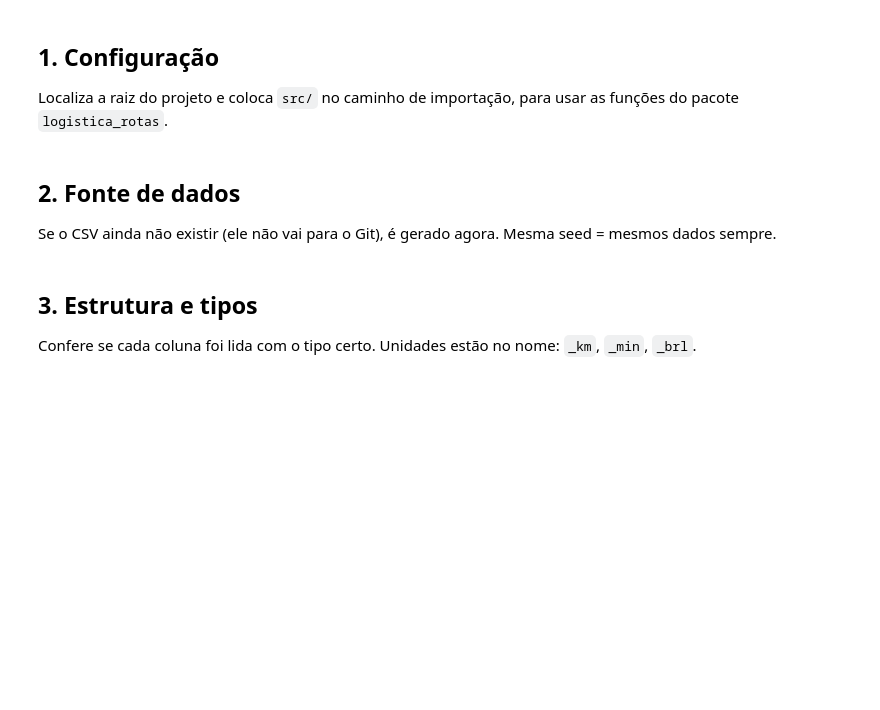
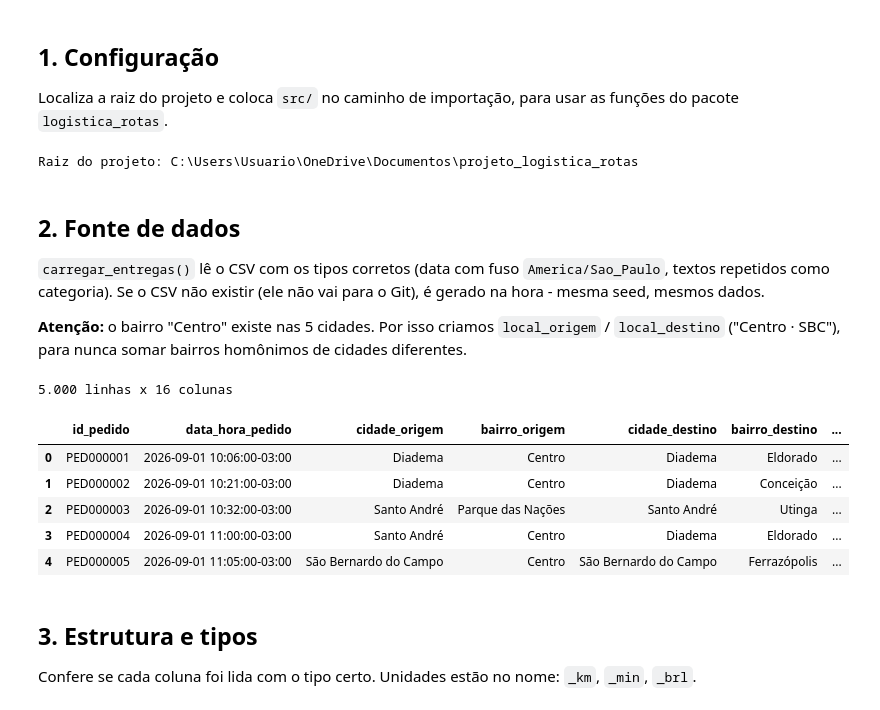
Before and after one commit to molinatr19-star/projeto_logistica_rotas, a Jupyter notebook: notebooks/01_analise_exploratoria_logistica.ipynb, the cells around one changed output. Saved outputs shown, nothing was run; the diff lists cells and outputs as text; code cells hidden in the pictures; blank space fills up the shorter version.

```diff
--- a/notebooks/01_analise_exploratoria_logistica.ipynb
+++ b/notebooks/01_analise_exploratoria_logistica.ipynb
@@ -27,12 +30,17 @@ import pandas as pd
 RAIZ = next(p for p in [Path.cwd(), *Path.cwd().parents] if (p / "CLAUDE.md").exists())
 sys.path.insert(0, str(RAIZ / "src"))
 
-from logistica_rotas.ingestao.simulacao import CAMINHO_PADRAO, FUSO, gerar_e_salvar
+from logistica_rotas.ingestao.leitura import carregar_entregas, rotulo_local
 
 pd.set_option("display.float_format", "{:.2f}".format)
 pd.set_option("display.max_columns", 20)
+pd.set_option("display.width", 140)
 print("Raiz do projeto:", RAIZ)
+# %% [output]
+Raiz do projeto: C:\Users\Usuario\OneDrive\Documentos\projeto_logistica_rotas
 # %% [markdown]
 ## 2. Fonte de dados
 
-Se o CSV ainda não existir (ele não vai para o Git), é gerado agora. Mesma seed = mesmos dados sempre.
+`carregar_entregas()` lê o CSV com os tipos corretos (data com fuso `America/Sao_Paulo`, textos repetidos como categoria). Se o CSV não existir (ele não vai para o Git), é gerado na hora - mesma seed, mesmos dados.
+
+**Atenção:** o bairro "Centro" existe nas 5 cidades. Por isso criamos `local_origem` / `local_destino` ("Centro · SBC"), para nunca somar bairros homônimos de cidades diferentes.
@@ -52,3 +47,20 @@ df.head()
+# %%
+df = carregar_entregas()
+df["local_origem"] = rotulo_local(df["bairro_origem"], df["cidade_origem"])
+df["local_destino"] = rotulo_local(df["bairro_destino"], df["cidade_destino"])
+df["trajeto"] = np.where(df["cidade_origem"].astype(str) == df["cidade_destino"].astype(str),
+                         "mesma cidade", "entre cidades")
+
+print(f"{df.shape[0]:,} linhas x {df.shape[1]} colunas".replace(",", "."))
+df.head()
+# %% [output]
+5.000 linhas x 16 colunas
+|  | id_pedido | data_hora_pedido | cidade_origem | bairro_origem | cidade_destino | bairro_destino | ... |
+| 0 | PED000001 | 2026-09-01 10:06:00-03:00 | Diadema | Centro | Diadema | Eldorado | ... |
+| 1 | PED000002 | 2026-09-01 10:21:00-03:00 | Diadema | Centro | Diadema | Conceição | ... |
+| 2 | PED000003 | 2026-09-01 10:32:00-03:00 | Santo André | Parque das Nações | Santo André | Utinga | ... |
+| 3 | PED000004 | 2026-09-01 11:00:00-03:00 | Santo André | Centro | Diadema | Eldorado | ... |
+| 4 | PED000005 | 2026-09-01 11:05:00-03:00 | São Bernardo do Campo | Centro | São Bernardo do Campo | Ferrazópolis | ... |
 # %% [markdown]
 ## 3. Estrutura e tipos
 
```
Also changed, not shown: parts of 23 cells of this notebook.
